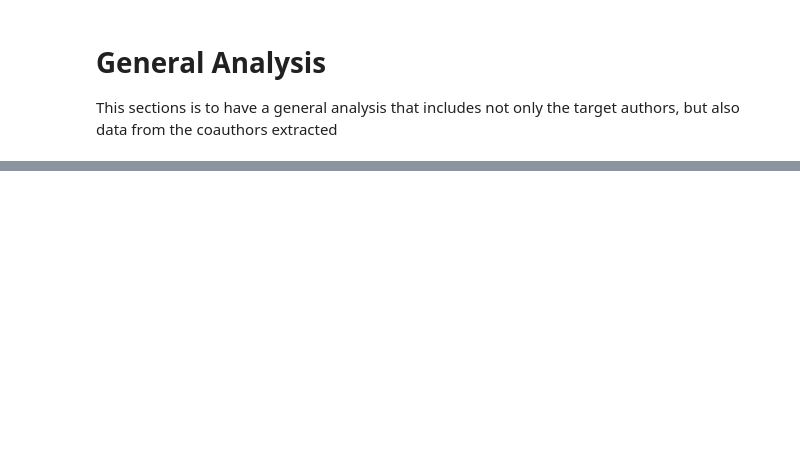
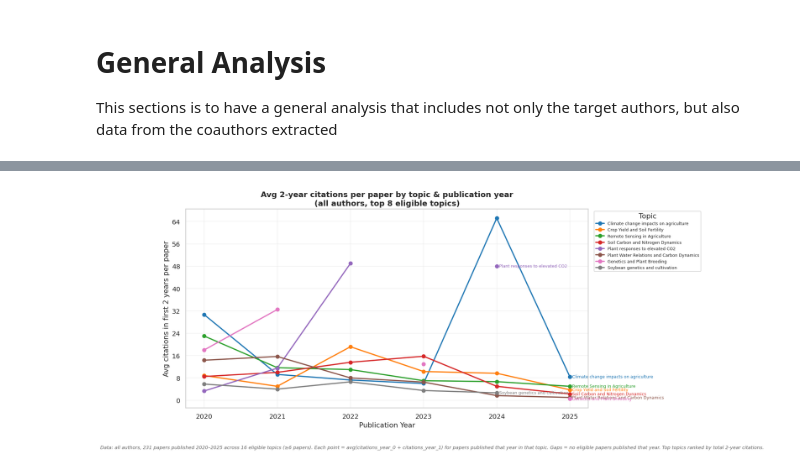
Before and after one commit to Ciampitti-Lab/PublicationAnalysis, a Jupyter notebook: books/All_Authors_analysis.ipynb, the cells around one changed output, grey strips where cells are left out. Drawn from its saved outputs; the diff is of its cells as text; code cells hidden in the pictures; blank space fills up the shorter version.

```diff
--- a/books/All_Authors_analysis.ipynb
+++ b/books/All_Authors_analysis.ipynb
@@ -107,0 +134,82 @@ plt.show()
+# %%
+# ══════════════════════════════════════════════════════════════════════════════
+# CELL 2 (all authors) — Avg 2-yr citations per paper by publication year & topic
+# ══════════════════════════════════════════════════════════════════════════════
+import pandas as pd, numpy as np, matplotlib.pyplot as plt, seaborn as sns
+
+PLOT_START = 2020; PLOT_END = 2025; TOP_N = 8
+TOPIC_COL  = "primary_topic"
+
+df = filtered_all_df_corr.copy()
+df["publication_year"] = pd.to_numeric(df["publication_year"], errors="coerce").astype("Int64")
+df["cit_2yr"] = (
+    pd.to_numeric(df["citations_year_0"], errors="coerce").fillna(0)
+    + pd.to_numeric(df["citations_year_1"], errors="coerce").fillna(0)
+)
+
+paper = (
+    df[["article_id", TOPIC_COL, "publication_year", "cit_2yr"]]
+    .dropna(subset=[TOPIC_COL, "publication_year"])
+    .drop_duplicates(subset="article_id")
+)
+paper = paper[(paper["publication_year"] >= PLOT_START) & (paper["publication_year"] <= PLOT_END)]
+
+# Eligibility
+counts     = df.dropna(subset=[TOPIC_COL]).groupby(TOPIC_COL)["article_id"].nunique()
+min_papers = int(np.floor(counts.mean())) + 1
+eligible   = counts[counts >= min_papers].index
+paper      = paper[paper[TOPIC_COL].isin(eligible)]
+
+stats_df = (
+    paper.groupby([TOPIC_COL, "publication_year"])
+    .agg(total_cit_2yr=("cit_2yr", "sum"), n_papers=("article_id", "nunique"))
+    .reset_index()
+)
+stats_df["avg_cit_2yr"] = stats_df["total_cit_2yr"] / stats_df["n_papers"].clip(lower=1)
+
+top_topics = (
+    stats_df.groupby(TOPIC_COL)["total_cit_2yr"].sum()
+    .nlargest(TOP_N).index.tolist()
+)
+stats_df = stats_df[stats_df[TOPIC_COL].isin(top_topics)]
+
+# Reindex to expose gaps (no papers that year = NaN, not zero)
+full_idx  = pd.MultiIndex.from_product([top_topics, range(PLOT_START, PLOT_END + 1)],
+                                        names=[TOPIC_COL, "publication_year"])
+stats_df  = stats_df.set_index([TOPIC_COL, "publication_year"]).reindex(full_idx).reset_index()
+
+palette     = sns.color_palette("tab10", n_colors=TOP_N)
+topic_color = dict(zip(top_topics, palette))
+
+fig, ax = plt.subplots(figsize=(13, 6))
+for topic in top_topics:
+    grp = stats_df[stats_df[TOPIC_COL] == topic].sort_values("publication_year")
+    ax.plot(grp["publication_year"], grp["avg_cit_2yr"], marker="o",
+            linewidth=2, label=topic, color=topic_color[topic])
+    last = grp.dropna(subset=["avg_cit_2yr"]).iloc[-1] if not grp.dropna(subset=["avg_cit_2yr"]).empty else None
+    if last is not None:
+        ax.annotate(topic, xy=(last["publication_year"], last["avg_cit_2yr"]),
+                    xytext=(4, 0), textcoords="offset points",
+                    fontsize=7, color=topic_color[topic], va="center")
+
+ax.set_title(f"Avg 2-year citations per paper by topic & publication year\n(all authors, top {TOP_N} eligible topics)",
+             fontsize=13, fontweight="bold")
+ax.set_xlabel("Publication Year")
+ax.set_ylabel("Avg citations in first 2 years per paper")
+ax.set_xticks(range(PLOT_START, PLOT_END + 1))
+ax.yaxis.set_major_locator(plt.MaxNLocator(integer=True))
+ax.legend(title="Topic", bbox_to_anchor=(1.01, 1), loc="upper left", fontsize=7)
+ax.grid(alpha=0.25)
+
+note = (
+    f"Data: all authors, {paper['article_id'].nunique()} papers published {PLOT_START}–{PLOT_END} "
+    f"across {len(eligible)} eligible topics (≥{min_papers} papers). "
+    "Each point = avg(citations_year_0 + citations_year_1) for papers published that year in that topic. "
+    "Gaps = no eligible papers published that year. Top topics ranked by total 2-year citations."
+)
+fig.text(0.5, -0.04, note, ha="center", fontsize=8, color="dimgray", style="italic")
+plt.tight_layout()
+plt.subplots_adjust(bottom=0.12)
+plt.show()
+# %% [output]
+[figure, added]
```
Also changed, not shown: parts of 10 cells of this notebook, 2 other files.
